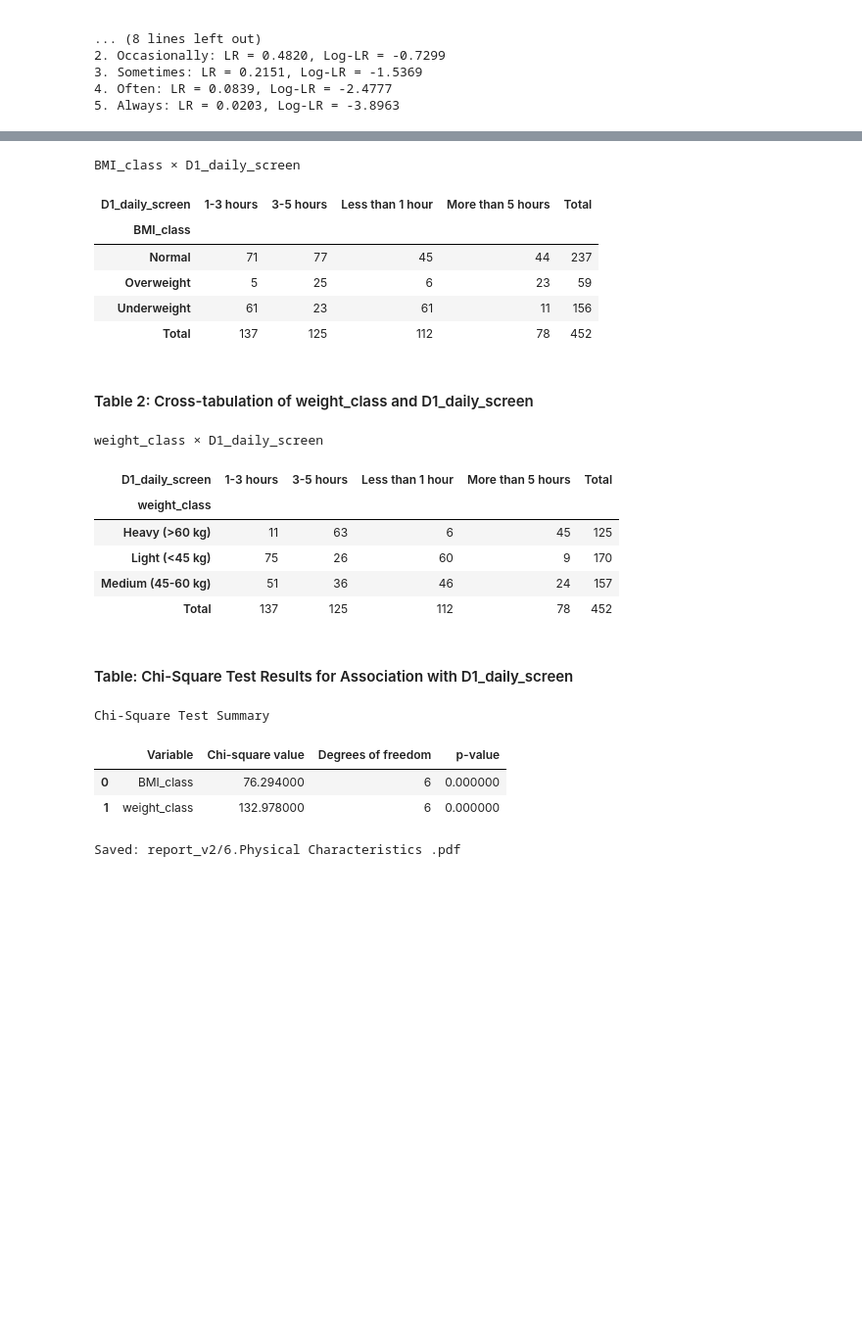
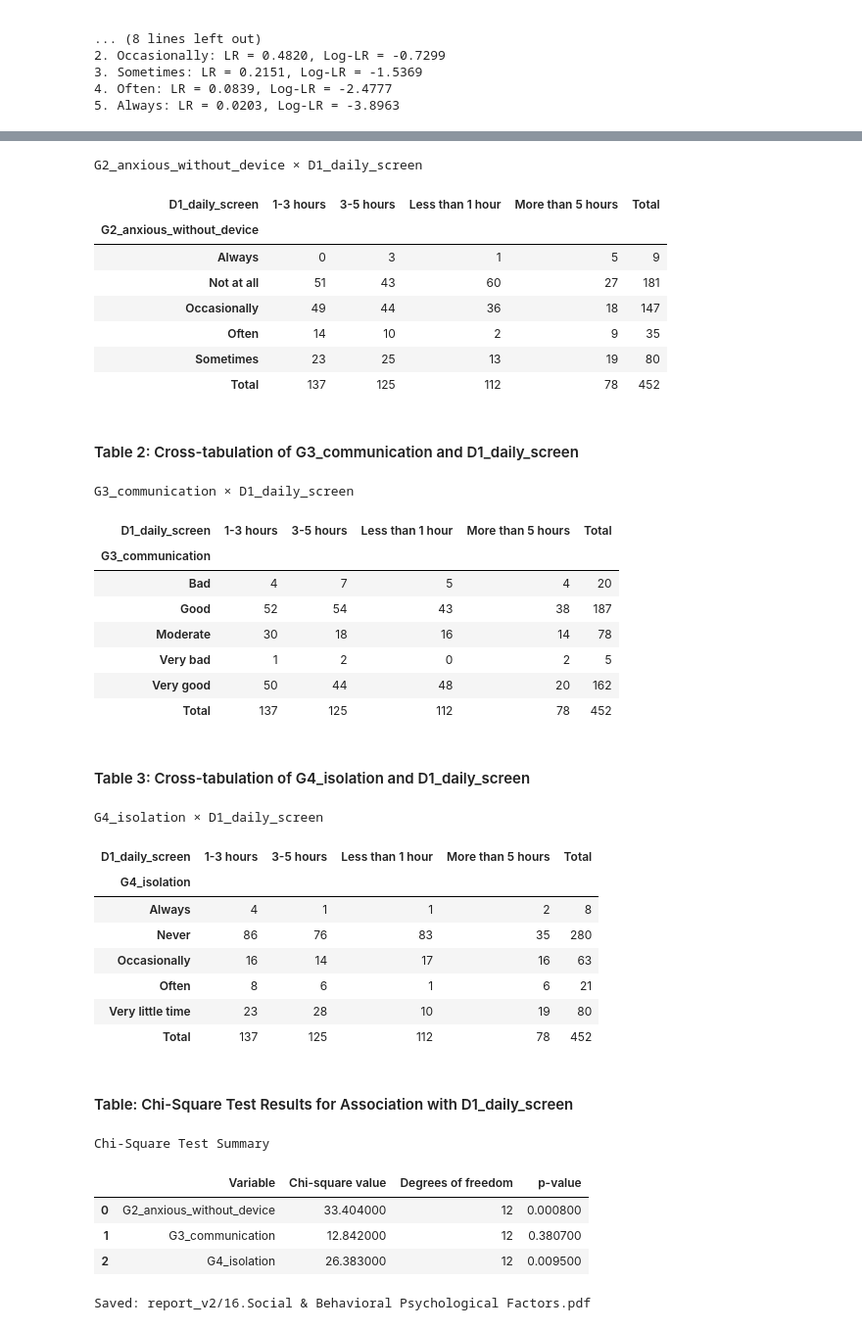
Before and after one commit to arshadziban/team_insightify, a Jupyter notebook: version_2_analysis.ipynb, the cells around one changed output, grey strips where cells are left out. Shown at 98% size. Drawn from its saved outputs; the diff is of its cells as text; code cells hidden in the pictures; blank space fills up the shorter version.

```diff
--- a/version_2_analysis.ipynb
+++ b/version_2_analysis.ipynb
@@ -695,8 +695,8 @@ def analysis(df, target, variables, section_title, save_image=True, filename="an
     return chi_square_table
 
 target = 'D1_daily_screen'
-variables = ['BMI_class', 'weight_class']
+variables = ['G2_anxious_without_device', 'G3_communication','G4_isolation']
 
 
-_ = analysis(df, target, variables, section_title="Physical Characteristics ", filename="report_v2/6.Physical Characteristics .pdf")
+_ = analysis(df, target, variables, section_title="Social & Behavioral Psychological Factors", filename="report_v2/16.Social & Behavioral Psychological Factors.pdf")
 # %% [output]
@@ -704,21 +704,36 @@ Table 1: Cross-tabulation of BMI_class and D1_daily_screen
-BMI_class × D1_daily_screen
+G2_anxious_without_device × D1_daily_screen
 | D1_daily_screen | 1-3 hours | 3-5 hours | Less than 1 hour | More than 5 hours | Total |
-| BMI_class |  |  |  |  |  |
-| Normal | 71 | 77 | 45 | 44 | 237 |
-| Overweight | 5 | 25 | 6 | 23 | 59 |
-| Underweight | 61 | 23 | 61 | 11 | 156 |
+| G2_anxious_without_device |  |  |  |  |  |
+| Always | 0 | 3 | 1 | 5 | 9 |
+| Not at all | 51 | 43 | 60 | 27 | 181 |
+| Occasionally | 49 | 44 | 36 | 18 | 147 |
+| Often | 14 | 10 | 2 | 9 | 35 |
+| Sometimes | 23 | 25 | 13 | 19 | 80 |
 | Total | 137 | 125 | 112 | 78 | 452 |
-Table 2: Cross-tabulation of weight_class and D1_daily_screen
+Table 2: Cross-tabulation of G3_communication and D1_daily_screen
-weight_class × D1_daily_screen
+G3_communication × D1_daily_screen
 | D1_daily_screen | 1-3 hours | 3-5 hours | Less than 1 hour | More than 5 hours | Total |
-| weight_class |  |  |  |  |  |
-| Heavy (>60 kg) | 11 | 63 | 6 | 45 | 125 |
-| Light (<45 kg) | 75 | 26 | 60 | 9 | 170 |
-| Medium (45-60 kg) | 51 | 36 | 46 | 24 | 157 |
+| G3_communication |  |  |  |  |  |
+| Bad | 4 | 7 | 5 | 4 | 20 |
+| Good | 52 | 54 | 43 | 38 | 187 |
+| Moderate | 30 | 18 | 16 | 14 | 78 |
+| Very bad | 1 | 2 | 0 | 2 | 5 |
+| Very good | 50 | 44 | 48 | 20 | 162 |
 | Total | 137 | 125 | 112 | 78 | 452 |
-Table: Chi-Square Test Results for Association with D1_daily_screen
+Table 3: Cross-tabulation of G4_isolation and D1_daily_screen
-Chi-Square Test Summary
+G4_isolation × D1_daily_screen
-|  | Variable | Chi-square value | Degrees of freedom | p-value |
-| 0 | BMI_class | 76.294000 | 6 | 0.000000 |
-| 1 | weight_class | 132.978000 | 6 | 0.000000 |
+| D1_daily_screen | 1-3 hours | 3-5 hours | Less than 1 hour | More than 5 hours | Total |
+| G4_isolation |  |  |  |  |  |
+| Always | 4 | 1 | 1 | 2 | 8 |
+| Never | 86 | 76 | 83 | 35 | 280 |
+| Occasionally | 16 | 14 | 17 | 16 | 63 |
+| Often | 8 | 6 | 1 | 6 | 21 |
+| Very little time | 23 | 28 | 10 | 19 | 80 |
+| Total | 137 | 125 | 112 | 78 | 452 |
+Table: Chi-Square Test Results for Association with D1_daily_screen
-Saved: report_v2/6.Physical Characteristics .pdf
+Chi-Square Test Summary
+|  | Variable | Chi-square value | Degrees of freedom | p-value |
+| 0 | G2_anxious_without_device | 33.404000 | 12 | 0.000800 |
+| 1 | G3_communication | 12.842000 | 12 | 0.380700 |
+| 2 | G4_isolation | 26.383000 | 12 | 0.009500 |
+Saved: report_v2/16.Social & Behavioral Psychological Factors.pdf
```
Also changed, not shown: parts of 1 cell of this notebook.
